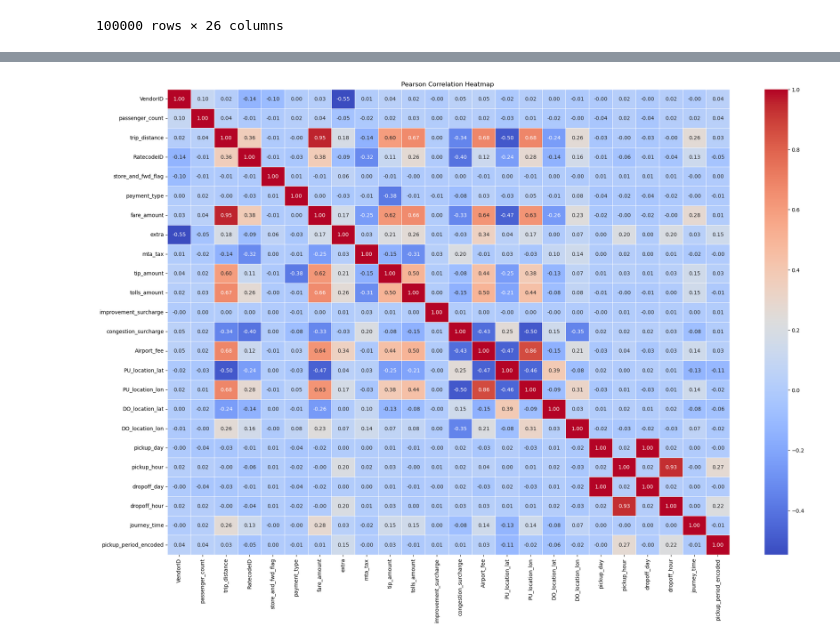
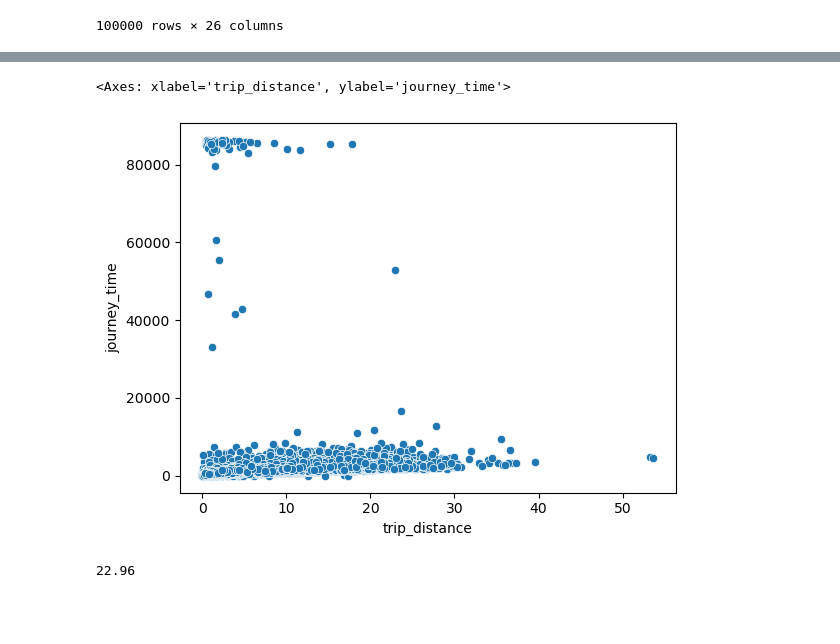
Before and after one commit to enzoben/NYC-taxis-tips, a Jupyter notebook: insight1.ipynb, the cells around one changed output, grey strips where cells are left out. Saved outputs shown, nothing was run; the diff lists cells and outputs as text; code cells hidden in the pictures; blank space fills up the shorter version.

```diff
--- a/insight1.ipynb
+++ b/insight1.ipynb
@@ -367,14 +386,22 @@ mais des valeurs extrêmes plus importantes pour Evening et Night
 '\n#Au vu de ces deux plots, on a peu de différence significative des moyennes et médianes selon la période\nmais des valeurs extrêmes plus importantes pour Evening et Night\n'
 # %%
 # Encoder manuellement "pickup_period" selon l'ordre croissant des valeurs moyennes
-
+"""
 X_train['pickup_period_encoded'] = X_train['pickup_period'].replace({
     'Morning': 0,        #
     'Afternoon': 1,   #
     'Evening': 2,       #
     'Night': 3          #
 })
+"""
 
+X_train['pickup_period_encoded'] = X_train['pickup_period'].replace({
+    'Morning': 0,        #
+    'Afternoon_part1': 1,
+    'Afternoon_part2': 2, #
+    'Evening': 3,       #
+    'Night': 4          #
+})
 
 print(X_train[['pickup_period', 'pickup_period_encoded']].head())
 # %% [output]
@@ -421,13 +433,10 @@ plt.show()
-# %%
-# Pearson matrix
-pearson_corr = X_train.corr(method='pearson')
-
-
-plt.figure(figsize=(24, 16))
-sns.heatmap(pearson_corr, annot=True, fmt=".2f", cmap='coolwarm', linewidths=0.5)
-plt.title('Pearson Correlation Heatmap ')
-plt.show()
-
-#
-# %% [output]
-[figure, removed]
+# %%
+sns.scatterplot(data=X_train, x="trip_distance", y="journey_time")
+# %% [output]
+<Axes: xlabel='trip_distance', ylabel='journey_time'>
+[figure, added]
+# %%
+#On supprime tous les trajets à plus de 600 min. En plus de 10 heurs, pas un fait plus de 23km
+X_train[X_train['journey_time']>36000]['trip_distance'].max() #On va supprimer tous ca
+# %% [output]
+22.96
```
Also changed, not shown: parts of 59 cells of this notebook.
